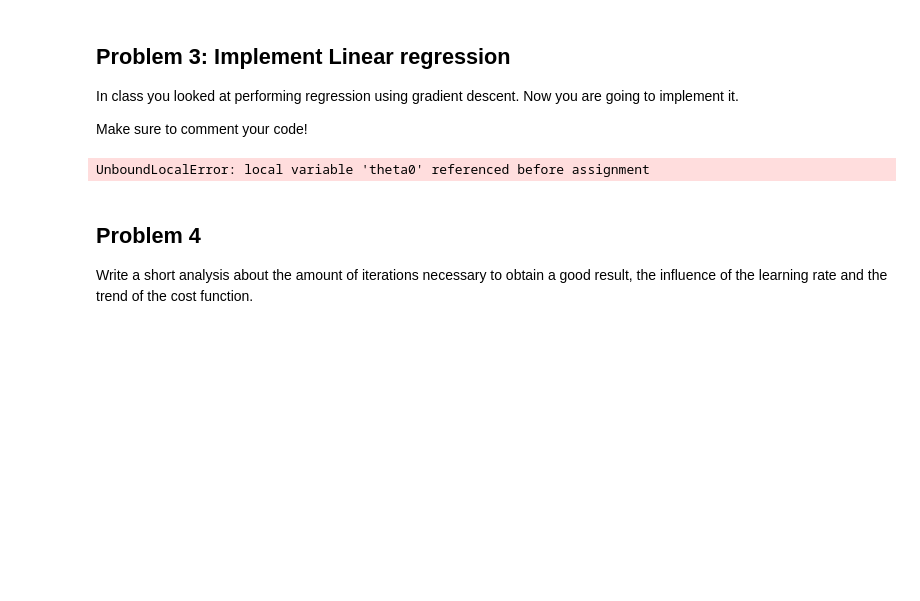
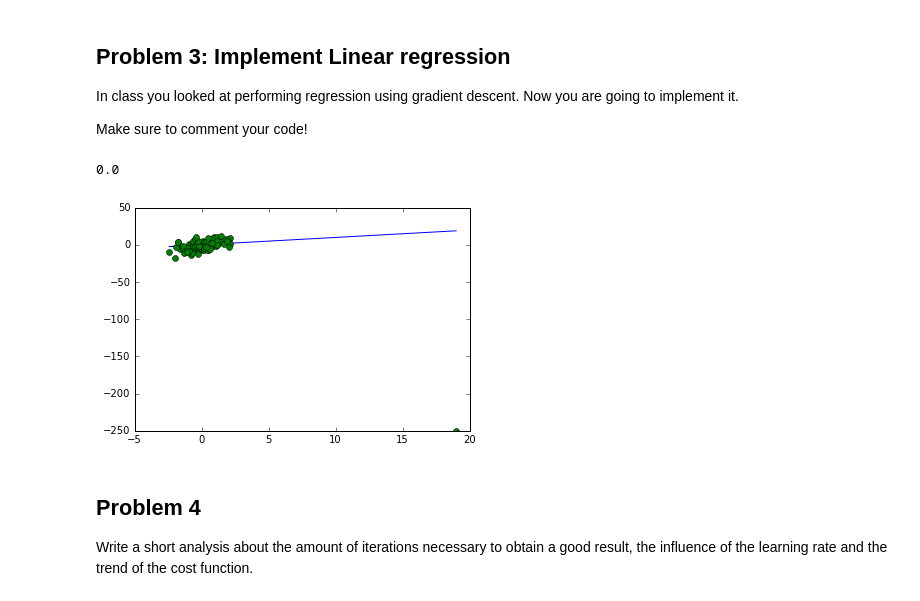
Before and after one commit to dovalioglu/MachineLearning, a Jupyter notebook: Programming Assignments/1-assignment.ipynb, the cells around one changed output. Saved outputs shown, nothing was run; the diff lists cells and outputs as text; code cells hidden in the pictures; blank space fills up the shorter version.

```diff
--- a/Programming Assignments/1-assignment.ipynb
+++ b/Programming Assignments/1-assignment.ipynb
@@ -124,8 +124,8 @@ Make sure to comment your code!
 # %%
 #Make a prediction function h
 def prediction_function(x,theta0,theta1):
-    y = np.add(theta0, np.multiply(theta1, x))
-    return y
+    h = np.add(theta0, np.multiply(theta1, x))
+    return h
 # %%
 #Use the output of that function to compute the cost function J:
 def cost_function(x_predict,y):
@@ -138,39 +138,39 @@ def compute_gradient(x_predict,y, x):
     m = y.shape[0]
     a = theta0 - alpha * (1/m) * np.sum(np.subtract(x_predict, y))
     b = theta1 - alpha * (1/m) * np.sum(np.multiply(np.subtract(x_predict, y), x))
-    theta0 = a
-    theta1 = b
-    return theta0, theta1
+    return a, b
 # %%
 #These are some default parameters, see how playing with them affects the behavior
-alpha = 0.1
+alpha = 0.01
 theta0 = 0
 theta1 = 1
 x = np.transpose(x1)[0]
 y = y1
 iterations = 10
 #Fill in the stopcondition yourself
 stopcondition = 0.01
 
 i = 0
 cost = 10
 #Try to save the output of the cost function at each iteration and plot it at the end
 while (i < iterations) and (cost > stopcondition):
     i = i +1
     #Put everything together here
     x_predict = prediction_function(x,theta0,theta1)
     gradient = compute_gradient(x_predict,y, x)
     a = theta0 - (alpha * gradient[0])
     b = theta1 - (alpha * gradient[1])
     theta0 = a
     theta1 = b
     cost = cost_function(x_predict, y)
+    print cost
 
 plt.plot(x,prediction_function(x,theta0,theta1))
 plt.plot(x,y,'o')
 plt.show()
 # %% [output]
-UnboundLocalError: local variable 'theta0' referenced before assignment
+0.0
+[figure, added]
 # %% [markdown]
 ## Problem 4
 
```
Also changed, not shown: parts of 3 cells of this notebook.
